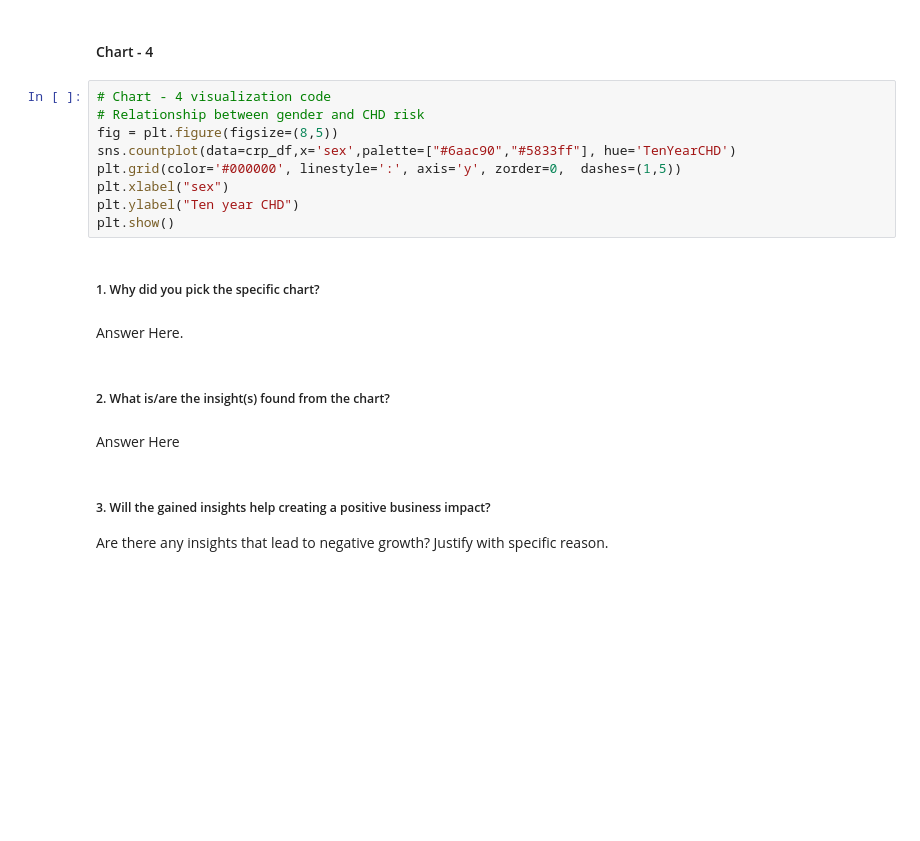
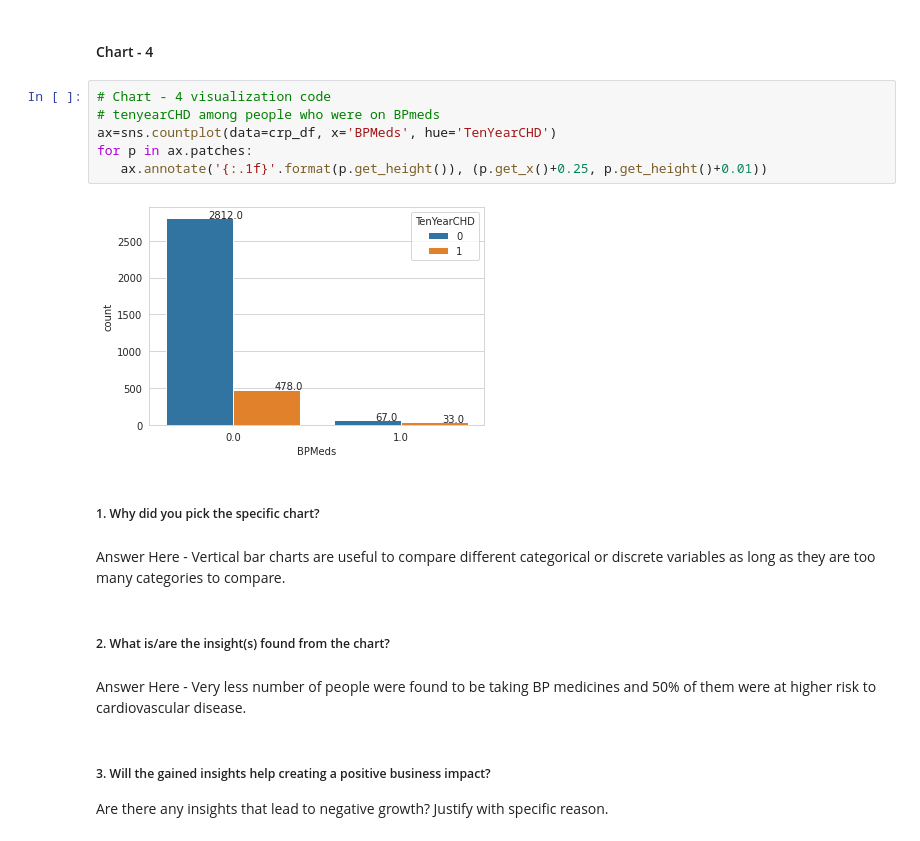
Before and after one commit to Jahnavi-Jaolekar/Cardiovascular-Risk-Prediction, a Jupyter notebook: Cardiovascular_Risk_Prediction.ipynb, the cells around one changed output. Drawn from its saved outputs; the diff is of its cells as text; blank space fills up the shorter version.

```diff
--- a/Cardiovascular_Risk_Prediction.ipynb
+++ b/Cardiovascular_Risk_Prediction.ipynb
@@ -381,23 +408,22 @@ Are there any insights that lead to negative growth? Justify with specific reaso
 Answer Here
 # %% [markdown]
 #### Chart - 4
-# %%
-# Chart - 4 visualization code
-# Relationship between gender and CHD risk
-fig = plt.figure(figsize=(8,5))
-sns.countplot(data=crp_df,x='sex',palette=["#6aac90","#5833ff"], hue='TenYearCHD')
-plt.grid(color='#000000', linestyle=':', axis='y', zorder=0,  dashes=(1,5))
-plt.xlabel("sex")
-plt.ylabel("Ten year CHD")
-plt.show()
+# %%
+# Chart - 4 visualization code
+# tenyearCHD among people who were on BPmeds
+ax=sns.countplot(data=crp_df, x='BPMeds', hue='TenYearCHD')
+for p in ax.patches:
+   ax.annotate('{:.1f}'.format(p.get_height()), (p.get_x()+0.25, p.get_height()+0.01))
+# %% [output]
+[figure, added]
 # %% [markdown]
 ##### 1. Why did you pick the specific chart?
-# %% [markdown]
-Answer Here.
+# %% [markdown]
+Answer Here - Vertical bar charts are useful to compare different categorical or discrete variables as long as they are too many categories to compare.
 # %% [markdown]
 ##### 2. What is/are the insight(s) found from the chart?
-# %% [markdown]
-Answer Here
+# %% [markdown]
+Answer Here - Very less number of people were found to be taking BP medicines and 50% of them were at higher risk to cardiovascular disease.
 # %% [markdown]
 ##### 3. Will the gained insights help creating a positive business impact?
 Are there any insights that lead to negative growth? Justify with specific reason.
```
Also changed, not shown: parts of 156 cells of this notebook.
